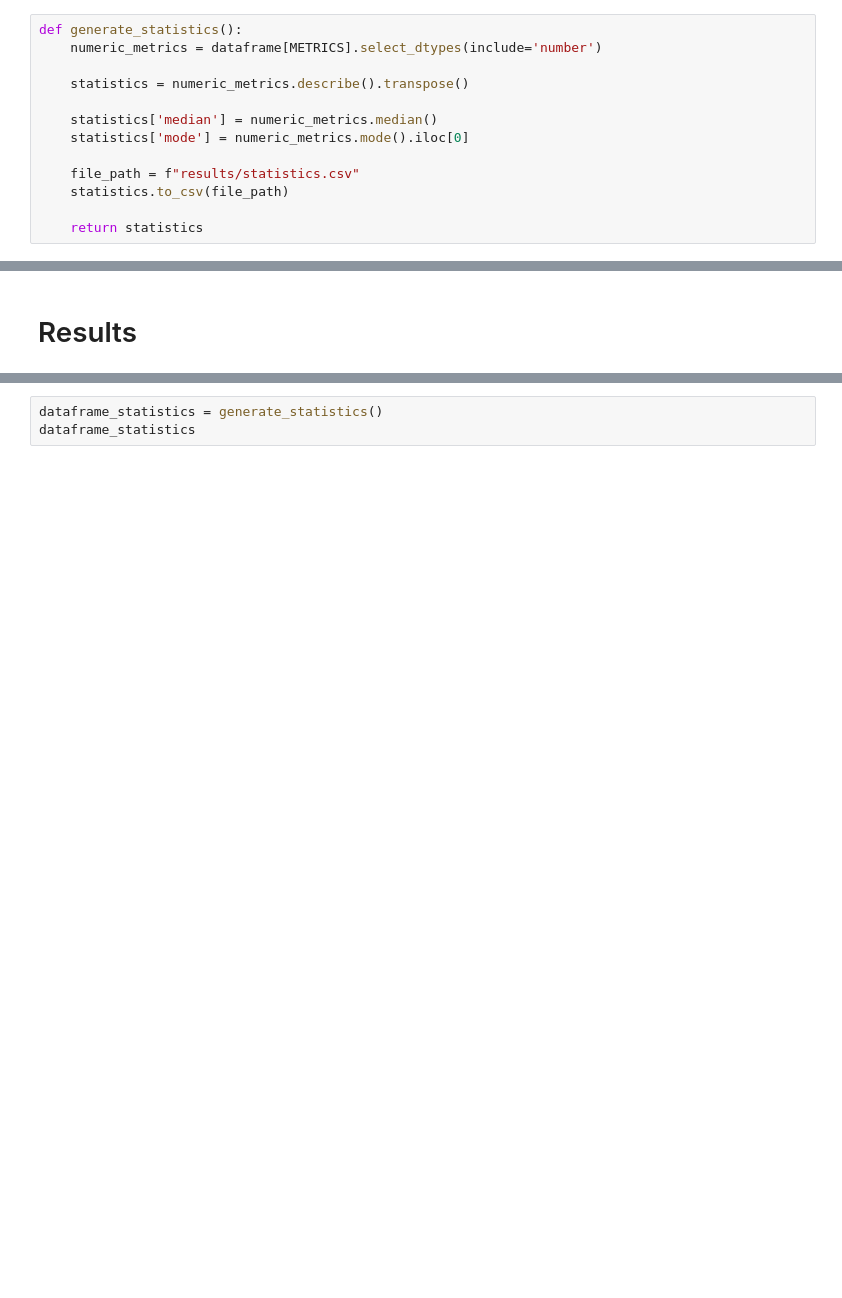
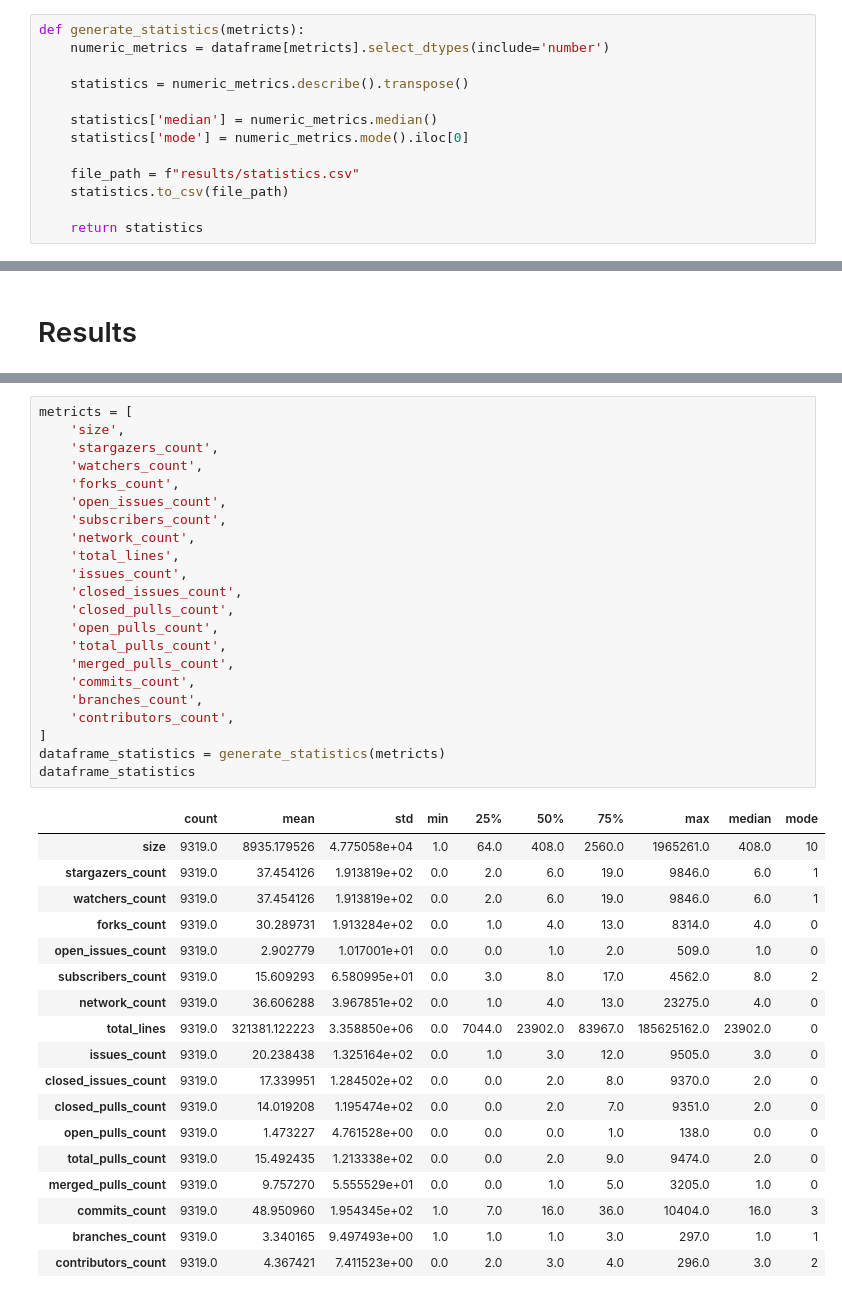
Before and after one commit to Cafeo-Group/git-infer, a Jupyter notebook: analyze.ipynb, the cells around one changed output, grey strips where cells are left out. Drawn from its saved outputs; the diff is of its cells as text; blank space fills up the shorter version.

```diff
--- a/analyze.ipynb
+++ b/analyze.ipynb
@@ -31,8 +52,8 @@ def calculate_language_usage():
     dataframeLanguages.to_csv(file_path, index=False)
     return dataframeLanguages
 # %%
-def generate_statistics():
-    numeric_metrics = dataframe[METRICS].select_dtypes(include='number')
+def generate_statistics(metricts):
+    numeric_metrics = dataframe[metricts].select_dtypes(include='number')
 
     statistics = numeric_metrics.describe().transpose()
 
@@ -95,6 +153,44 @@ dataframeLanguages
-# %%
-dataframe_statistics = generate_statistics()
-dataframe_statistics
+# %%
+metricts = [
+    'size',
+    'stargazers_count',
+    'watchers_count',
+    'forks_count',
+    'open_issues_count',
+    'subscribers_count',
+    'network_count',
+    'total_lines',
+    'issues_count',
+    'closed_issues_count',
+    'closed_pulls_count',
+    'open_pulls_count',
+    'total_pulls_count',
+    'merged_pulls_count',
+    'commits_count',
+    'branches_count',
+    'contributors_count',
+]
+dataframe_statistics = generate_statistics(metricts)
+dataframe_statistics
+# %% [output]
+|  | count | mean | std | min | 25% | 50% | 75% | max | median | mode |
+| size | 9319.0 | 8935.179526 | 4.775058e+04 | 1.0 | 64.0 | 408.0 | 2560.0 | 1965261.0 | 408.0 | 10 |
+| stargazers_count | 9319.0 | 37.454126 | 1.913819e+02 | 0.0 | 2.0 | 6.0 | 19.0 | 9846.0 | 6.0 | 1 |
+| watchers_count | 9319.0 | 37.454126 | 1.913819e+02 | 0.0 | 2.0 | 6.0 | 19.0 | 9846.0 | 6.0 | 1 |
+| forks_count | 9319.0 | 30.289731 | 1.913284e+02 | 0.0 | 1.0 | 4.0 | 13.0 | 8314.0 | 4.0 | 0 |
+| open_issues_count | 9319.0 | 2.902779 | 1.017001e+01 | 0.0 | 0.0 | 1.0 | 2.0 | 509.0 | 1.0 | 0 |
+| subscribers_count | 9319.0 | 15.609293 | 6.580995e+01 | 0.0 | 3.0 | 8.0 | 17.0 | 4562.0 | 8.0 | 2 |
+| network_count | 9319.0 | 36.606288 | 3.967851e+02 | 0.0 | 1.0 | 4.0 | 13.0 | 23275.0 | 4.0 | 0 |
+| total_lines | 9319.0 | 321381.122223 | 3.358850e+06 | 0.0 | 7044.0 | 23902.0 | 83967.0 | 185625162.0 | 23902.0 | 0 |
+| issues_count | 9319.0 | 20.238438 | 1.325164e+02 | 0.0 | 1.0 | 3.0 | 12.0 | 9505.0 | 3.0 | 0 |
+| closed_issues_count | 9319.0 | 17.339951 | 1.284502e+02 | 0.0 | 0.0 | 2.0 | 8.0 | 9370.0 | 2.0 | 0 |
+| closed_pulls_count | 9319.0 | 14.019208 | 1.195474e+02 | 0.0 | 0.0 | 2.0 | 7.0 | 9351.0 | 2.0 | 0 |
+| open_pulls_count | 9319.0 | 1.473227 | 4.761528e+00 | 0.0 | 0.0 | 0.0 | 1.0 | 138.0 | 0.0 | 0 |
+| total_pulls_count | 9319.0 | 15.492435 | 1.213338e+02 | 0.0 | 0.0 | 2.0 | 9.0 | 9474.0 | 2.0 | 0 |
+| merged_pulls_count | 9319.0 | 9.757270 | 5.555529e+01 | 0.0 | 0.0 | 1.0 | 5.0 | 3205.0 | 1.0 | 0 |
+| commits_count | 9319.0 | 48.950960 | 1.954345e+02 | 1.0 | 7.0 | 16.0 | 36.0 | 10404.0 | 16.0 | 3 |
+| branches_count | 9319.0 | 3.340165 | 9.497493e+00 | 1.0 | 1.0 | 1.0 | 3.0 | 297.0 | 1.0 | 1 |
+| contributors_count | 9319.0 | 4.367421 | 7.411523e+00 | 0.0 | 2.0 | 3.0 | 4.0 | 296.0 | 3.0 | 2 |
 # %%
 metricts = [
     'size',
```
Also changed, not shown: parts of 10 cells of this notebook.
